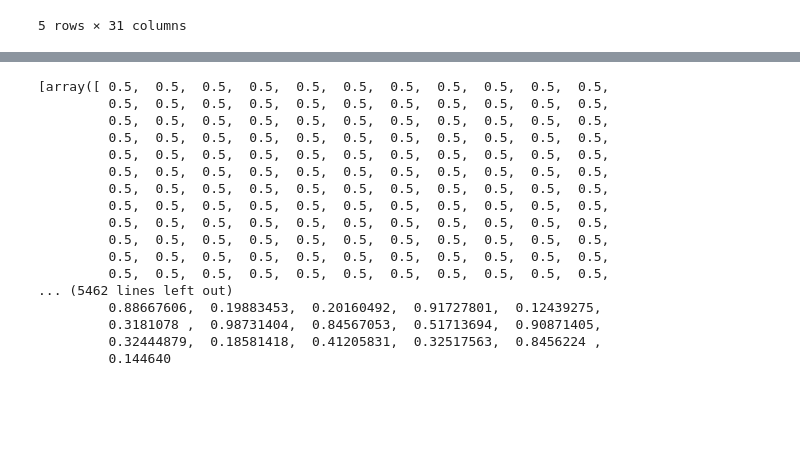
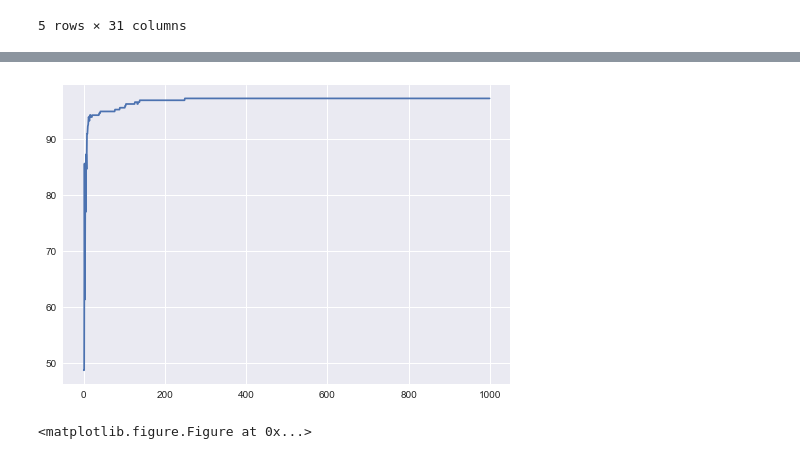
Before and after one commit to ilyakrasnov/ml-course, a Jupyter notebook: Ex02.ipynb, the cells around one changed output, grey strips where cells are left out. Saved outputs shown, nothing was run; the diff lists cells and outputs as text; code cells hidden in the pictures; blank space fills up the shorter version.

```diff
--- a/Ex02.ipynb
+++ b/Ex02.ipynb
@@ -117,20 +105,34 @@ Name: 0, dtype: float64
-# %%
-predictions
-# %% [output]
-[array([ 0.5,  0.5,  0.5,  0.5,  0.5,  0.5,  0.5,  0.5,  0.5,  0.5,  0.5,
-         0.5,  0.5,  0.5,  0.5,  0.5,  0.5,  0.5,  0.5,  0.5,  0.5,  0.5,
-         0.5,  0.5,  0.5,  0.5,  0.5,  0.5,  0.5,  0.5,  0.5,  0.5,  0.5,
-         0.5,  0.5,  0.5,  0.5,  0.5,  0.5,  0.5,  0.5,  0.5,  0.5,  0.5,
-         0.5,  0.5,  0.5,  0.5,  0.5,  0.5,  0.5,  0.5,  0.5,  0.5,  0.5,
-         0.5,  0.5,  0.5,  0.5,  0.5,  0.5,  0.5,  0.5,  0.5,  0.5,  0.5,
-         0.5,  0.5,  0.5,  0.5,  0.5,  0.5,  0.5,  0.5,  0.5,  0.5,  0.5,
-         0.5,  0.5,  0.5,  0.5,  0.5,  0.5,  0.5,  0.5,  0.5,  0.5,  0.5,
-         0.5,  0.5,  0.5,  0.5,  0.5,  0.5,  0.5,  0.5,  0.5,  0.5,  0.5,
-         0.5,  0.5,  0.5,  0.5,  0.5,  0.5,  0.5,  0.5,  0.5,  0.5,  0.5,
-         0.5,  0.5,  0.5,  0.5,  0.5,  0.5,  0.5,  0.5,  0.5,  0.5,  0.5,
-         0.5,  0.5,  0.5,  0.5,  0.5,  0.5,  0.5,  0.5,  0.5,  0.5,  0.5,
-... (5462 lines left out)
-         0.88667606,  0.19883453,  0.20160492,  0.91727801,  0.12439275,
-         0.3181078 ,  0.98731404,  0.84567053,  0.51713694,  0.90871405,
-         0.32444879,  0.18581418,  0.41205831,  0.32517563,  0.8456224 ,
-         0.144640
+# %%
+# Main Function
+
+def accuracy(crisp, Y):
+    # Subtract predictions from the real values and count the 1's
+    difference = pd.Series(crisp - Y)
+    correct_predictions = (difference == 0).sum()
+    total_predictions = crisp.shape[0]
+
+    return (correct_predictions / total_predictions * 100)
+# %%
+def quality_by_iteration(alpha, max_iterations):
+    predictions_by_iteration = gradient_descent(X_train, Y_train, alpha, max_iterations)[0]
+
+
+    qualities = []
+    for prediction in predictions_by_iteration:
+        crisp = pd.Series(prediction).apply(crisp_predictor)
+        quality = accuracy(crisp, Y_train)
+        qualities.append(quality)
+
+    return qualities
+# %%
+    alpha = 0.03
+    max_iterations = 1000
+
+qualities = pd.Series(quality_by_iteration(alpha, max_iterations))
+# %%
+plt.plot(qualities.index.values, qualities)
+plt.figure(num=None, figsize=(8, 6), dpi=80, facecolor='w', edgecolor='k')
+plt.show()
+# %% [output]
+[figure, added]
+<matplotlib.figure.Figure at 0x...>
```
Also changed, not shown: parts of 13 cells of this notebook.
